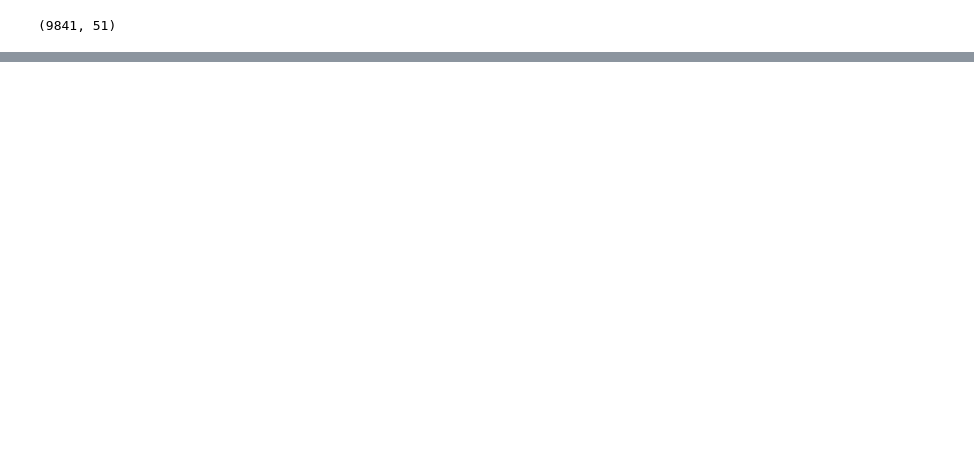
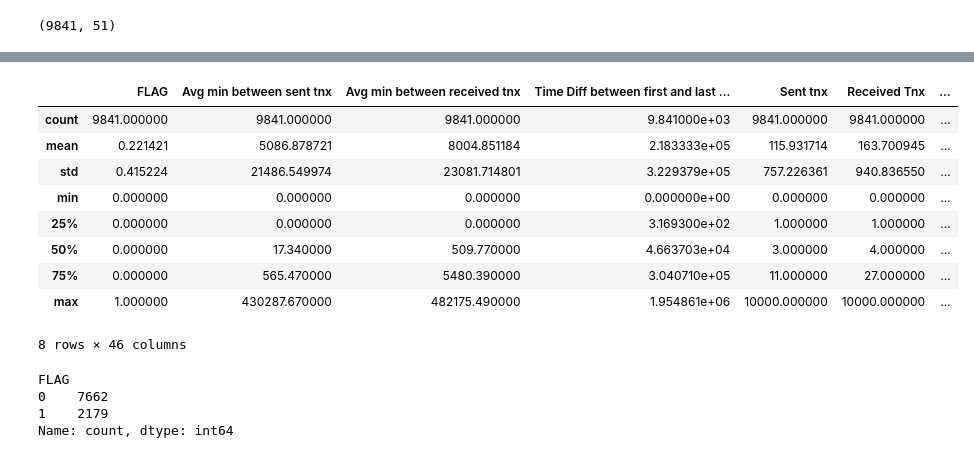
Before and after one commit to mohammadakhoundi1/Ethereum-Fraud-Detection, a Jupyter notebook: ET.ipynb, the cells around one changed output, grey strips where cells are left out. Saved outputs shown, nothing was run; the diff lists cells and outputs as text; code cells hidden in the pictures; blank space fills up the shorter version.

```diff
--- a/ET.ipynb
+++ b/ET.ipynb
@@ -23,0 +140,22 @@ NameError: name 'dsad' is not defined
+# %%
+df = df.drop(columns=['Index'])
+# %%
+df.select_dtypes(include=['float','int']).describe()
+# %% [output]
+|  | FLAG | Avg min between sent tnx | Avg min between received tnx | Time Diff between first and last ... | Sent tnx | Received Tnx | ... |
+| count | 9841.000000 | 9841.000000 | 9841.000000 | 9.841000e+03 | 9841.000000 | 9841.000000 | ... |
+| mean | 0.221421 | 5086.878721 | 8004.851184 | 2.183333e+05 | 115.931714 | 163.700945 | ... |
+| std | 0.415224 | 21486.549974 | 23081.714801 | 3.229379e+05 | 757.226361 | 940.836550 | ... |
+| min | 0.000000 | 0.000000 | 0.000000 | 0.000000e+00 | 0.000000 | 0.000000 | ... |
+| 25% | 0.000000 | 0.000000 | 0.000000 | 3.169300e+02 | 1.000000 | 1.000000 | ... |
+| 50% | 0.000000 | 17.340000 | 509.770000 | 4.663703e+04 | 3.000000 | 4.000000 | ... |
+| 75% | 0.000000 | 565.470000 | 5480.390000 | 3.040710e+05 | 11.000000 | 27.000000 | ... |
+| max | 1.000000 | 430287.670000 | 482175.490000 | 1.954861e+06 | 10000.000000 | 10000.000000 | ... |
+8 rows × 46 columns
+# %%
+df['FLAG'].value_counts()
+# %% [output]
+FLAG
+0    7662
+1    2179
+Name: count, dtype: int64
```
Also changed, not shown: parts of 10 cells of this notebook, 1 other file.
